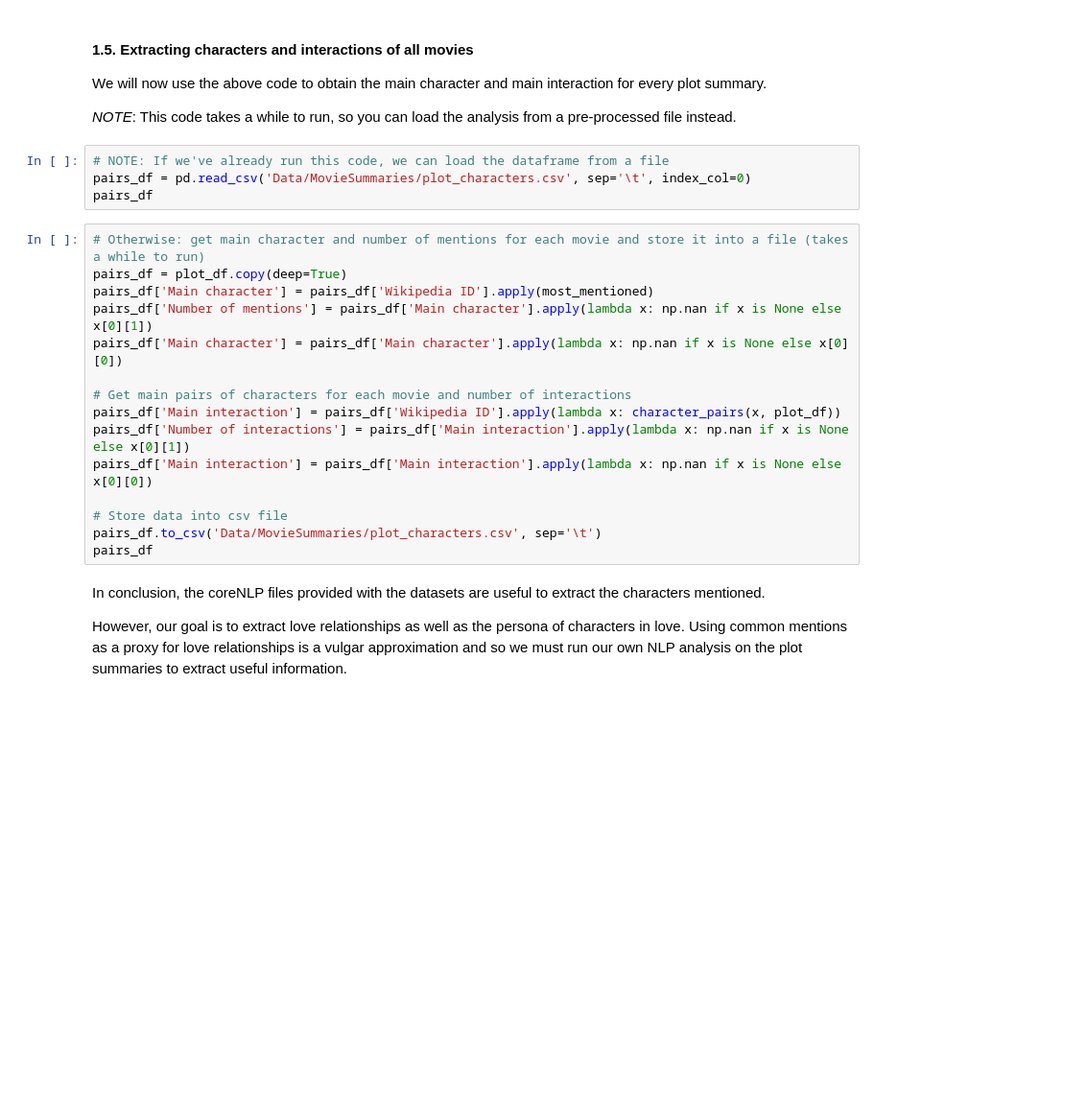
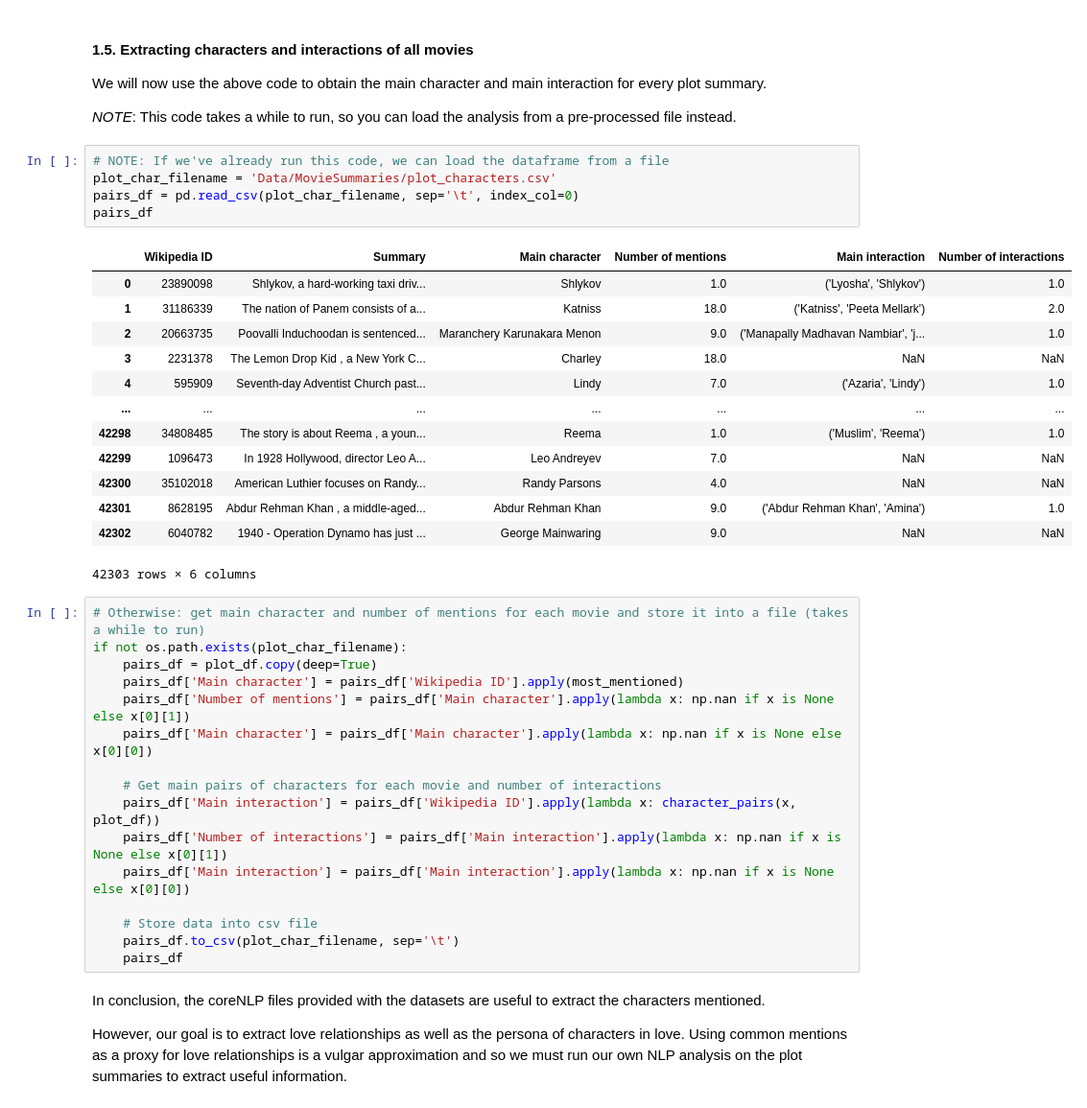
Before and after one commit to epfl-ada/ada-2022-project-toestewbrr, a Jupyter notebook: coreNLP_analysis.ipynb, the cells around one changed output. Shown at 96% size. Cells and saved outputs as stored; diff of their text form; blank space fills up the shorter version.

```diff
--- a/coreNLP_analysis.ipynb
+++ b/coreNLP_analysis.ipynb
@@ -122,23 +156,39 @@ We will now use the above code to obtain the main character and main interaction
 *NOTE*: This code takes a while to run, so you can load the analysis from a pre-processed file instead.
 # %%
 # NOTE: If we've already run this code, we can load the dataframe from a file
-pairs_df = pd.read_csv('Data/MovieSummaries/plot_characters.csv', sep='\t', index_col=0)
+plot_char_filename = 'Data/MovieSummaries/plot_characters.csv'
+pairs_df = pd.read_csv(plot_char_filename, sep='\t', index_col=0)
 pairs_df
+# %% [output]
+|  | Wikipedia ID | Summary | Main character | Number of mentions | Main interaction | Number of interactions |
+| 0 | 23890098 | Shlykov, a hard-working taxi driv... | Shlykov | 1.0 | ('Lyosha', 'Shlykov') | 1.0 |
+| 1 | 31186339 | The nation of Panem consists of a... | Katniss | 18.0 | ('Katniss', 'Peeta Mellark') | 2.0 |
+| 2 | 20663735 | Poovalli Induchoodan is sentenced... | Maranchery Karunakara Menon | 9.0 | ('Manapally Madhavan Nambiar', 'j... | 1.0 |
+| 3 | 2231378 | The Lemon Drop Kid , a New York C... | Charley | 18.0 | NaN | NaN |
+| 4 | 595909 | Seventh-day Adventist Church past... | Lindy | 7.0 | ('Azaria', 'Lindy') | 1.0 |
+| ... | ... | ... | ... | ... | ... | ... |
+| 42298 | 34808485 | The story is about Reema , a youn... | Reema | 1.0 | ('Muslim', 'Reema') | 1.0 |
+| 42299 | 1096473 | In 1928 Hollywood, director Leo A... | Leo Andreyev | 7.0 | NaN | NaN |
+| 42300 | 35102018 | American Luthier focuses on Randy... | Randy Parsons | 4.0 | NaN | NaN |
+| 42301 | 8628195 | Abdur Rehman Khan , a middle-aged... | Abdur Rehman Khan | 9.0 | ('Abdur Rehman Khan', 'Amina') | 1.0 |
+| 42302 | 6040782 | 1940 - Operation Dynamo has just ... | George Mainwaring | 9.0 | NaN | NaN |
+42303 rows × 6 columns
 # %%
 # Otherwise: get main character and number of mentions for each movie and store it into a file (takes a while to run)
-pairs_df = plot_df.copy(deep=True)
-pairs_df['Main character'] = pairs_df['Wikipedia ID'].apply(most_mentioned)
-pairs_df['Number of mentions'] = pairs_df['Main character'].apply(lambda x: np.nan if x is None else x[0][1])
-pairs_df['Main character'] = pairs_df['Main character'].apply(lambda x: np.nan if x is None else x[0][0])
+if not os.path.exists(plot_char_filename):
+    pairs_df = plot_df.copy(deep=True)
+    pairs_df['Main character'] = pairs_df['Wikipedia ID'].apply(most_mentioned)
+    pairs_df['Number of mentions'] = pairs_df['Main character'].apply(lambda x: np.nan if x is None else x[0][1])
+    pairs_df['Main character'] = pairs_df['Main character'].apply(lambda x: np.nan if x is None else x[0][0])
 
-# Get main pairs of characters for each movie and number of interactions
-pairs_df['Main interaction'] = pairs_df['Wikipedia ID'].apply(lambda x: character_pairs(x, plot_df))
-pairs_df['Number of interactions'] = pairs_df['Main interaction'].apply(lambda x: np.nan if x is None else x[0][1])
-pairs_df['Main interaction'] = pairs_df['Main interaction'].apply(lambda x: np.nan if x is None else x[0][0])
+    # Get main pairs of characters for each movie and number of interactions
+    pairs_df['Main interaction'] = pairs_df['Wikipedia ID'].apply(lambda x: character_pairs(x, plot_df))
+    pairs_df['Number of interactions'] = pairs_df['Main interaction'].apply(lambda x: np.nan if x is None else x[0][1])
+    pairs_df['Main interaction'] = pairs_df['Main interaction'].apply(lambda x: np.nan if x is None else x[0][0])
 
-# Store data into csv file
-pairs_df.to_csv('Data/MovieSummaries/plot_characters.csv', sep='\t')
-pairs_df
+    # Store data into csv file
+    pairs_df.to_csv(plot_char_filename, sep='\t')
+    pairs_df
 # %% [markdown]
 In conclusion, the coreNLP files provided with the datasets are useful to extract the characters mentioned.
 
```
Also changed, not shown: parts of 16 cells of this notebook, 1 other file.
